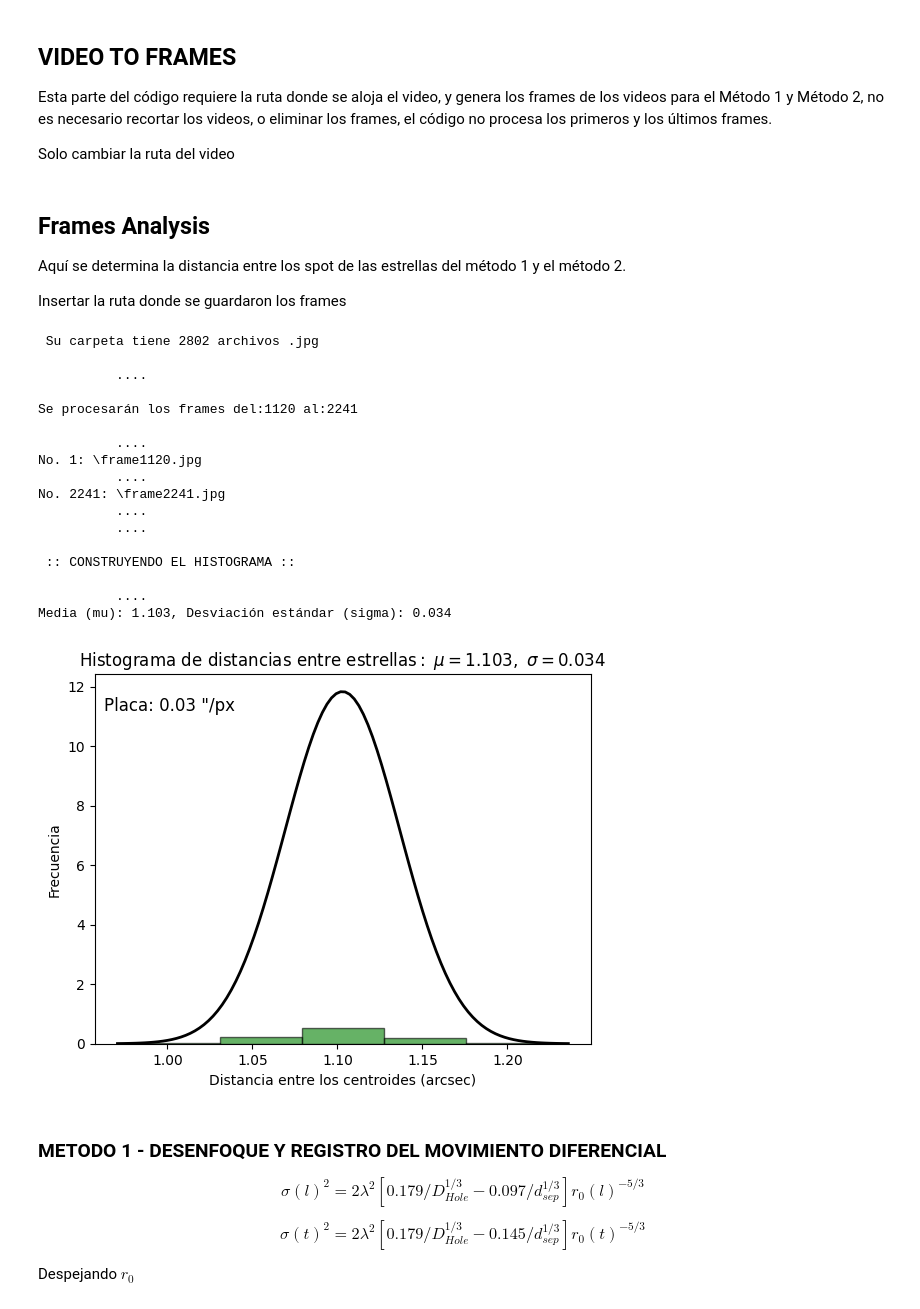
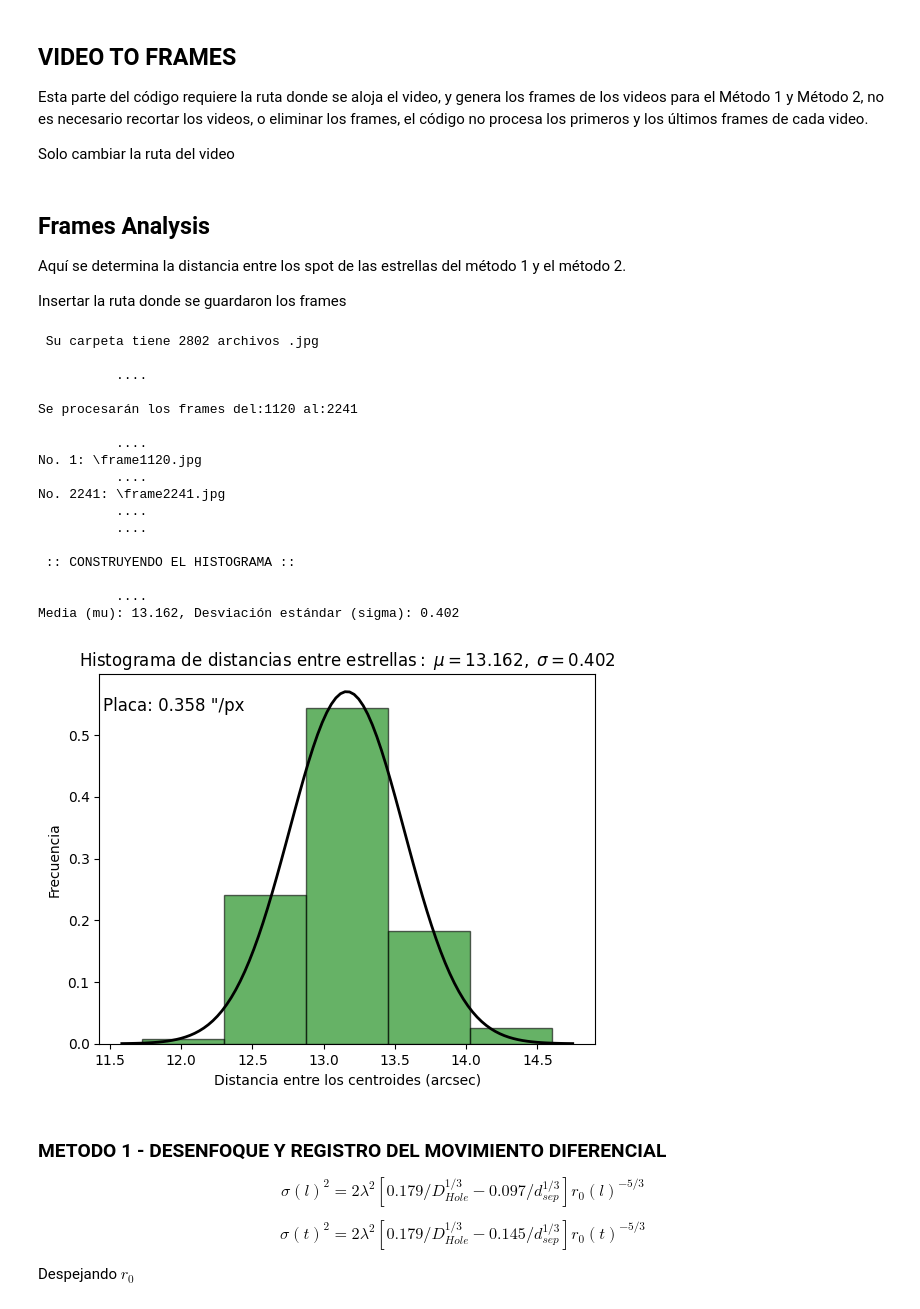
Before and after one commit to juagudeloo/Seeing-OAN, a Jupyter notebook: metodo_1_y_2.ipynb, the cells around one changed output. Drawn from its saved outputs; the diff is of its cells as text; code cells hidden in the pictures.

Commit message:
MEtodo 1 y MEtodo 2 con escala de paca e histograma normalizado

```diff
--- a/metodo_1_y_2.ipynb
+++ b/metodo_1_y_2.ipynb
@@ -1,7 +1,7 @@
 # %% [markdown]
 ## VIDEO TO FRAMES
 
-Esta parte del código requiere la ruta donde se aloja el video, y genera los frames de los videos para el Método 1 y Método 2, no es necesario recortar los videos, o eliminar los frames, el código no procesa los primeros y los últimos frames.
+Esta parte del código requiere la ruta donde se aloja el video, y genera los frames de los videos para el Método 1 y Método 2, no es necesario recortar los videos, o eliminar los frames, el código no procesa los primeros y los últimos frames de cada video.
 
 Solo cambiar la ruta del video
 # %%
@@ -69,7 +69,6 @@ from scipy.spatial import distance as dist
 import matplotlib.pyplot as plt
 import re
 """__________________________________________________"""
-
 
 
 """__________________FUNCTIONS_______________________"""
@@ -122,12 +121,10 @@ def extract_frame_number(filename):
 """__________________________________________________"""
 
 
-
 """_____________________SCALE________________________"""
-scale_size = 0.03  # segundos de arco por px ('' /px)
+scale_size = 0.358  # segundos de arco por px ('' /px)
 
 """__________________________________________________"""
-
 
 
 """_____________________MAIN_________________________"""
@@ -186,43 +183,48 @@ mu, std = norm.fit(distances)
 # Normalizar los valores del histograma
 weights = np.ones_like(distances) / len(distances)
 # Graficar el histograma con las distancias
-plt.hist(distances, weights=weights, bins=5, alpha=0.6, color="g", edgecolor="black")
+count, bins, ignored = plt.hist(distances, weights=weights, bins=5, alpha=0.6, color="g", edgecolor="black")
+
 # Graficar la función de densidad de probabilidad (PDF) ajustada
 xmin, xmax = plt.xlim()
 x = np.linspace(xmin, xmax, 100)
 p = norm.pdf(x, mu, std)
-plt.plot(x, p, "k", linewidth=2)
+
+# Normalizar la PDF para que se ajuste al histograma
+bin_width = bins[1] - bins[0]
+p_normalized = p * bin_width  # Ajuste el área de la PDF al histograma
+plt.plot(x, p_normalized, "k", linewidth=2)
 
 
 # Mostrar los valores de mu y sigma
 print(f"Media (mu): {mu:.3f}, Desviación estándar (sigma): {std:.3f}")
 
 
 # Grafico
 plt.title(r"$\mathrm{Histograma\ de\ distancias\ entre\ estrellas:}\ \mu=%.3f,\ \sigma=%.3f$" % (mu, std))
 plt.xlabel("Distancia entre los centroides (arcsec)")
 plt.ylabel("Frecuencia")
 plt.text(0.15, 0.9, f"Placa: {scale_size} \"/px", transform=plt.gca().transAxes, fontsize=12, color='black', ha='center')
 plt.show()
 # %% [output]
  Su carpeta tiene 2802 archivos .jpg
 
           ....
 
 Se procesarán los frames del:1120 al:2241
 
           ....
 No. 1: \frame1120.jpg
           ....
 No. 2241: \frame2241.jpg
           ....
           ....
 
  :: CONSTRUYENDO EL HISTOGRAMA ::
 
           ....
-Media (mu): 1.103, Desviación estándar (sigma): 0.034
+Media (mu): 13.162, Desviación estándar (sigma): 0.402
-[figure, old version]
+[figure, new version]
 # %% [markdown]
 ### METODO 1 - DESENFOQUE Y REGISTRO DEL MOVIMIENTO DIFERENCIAL
 
```
Also changed, not shown: 1 other file.
